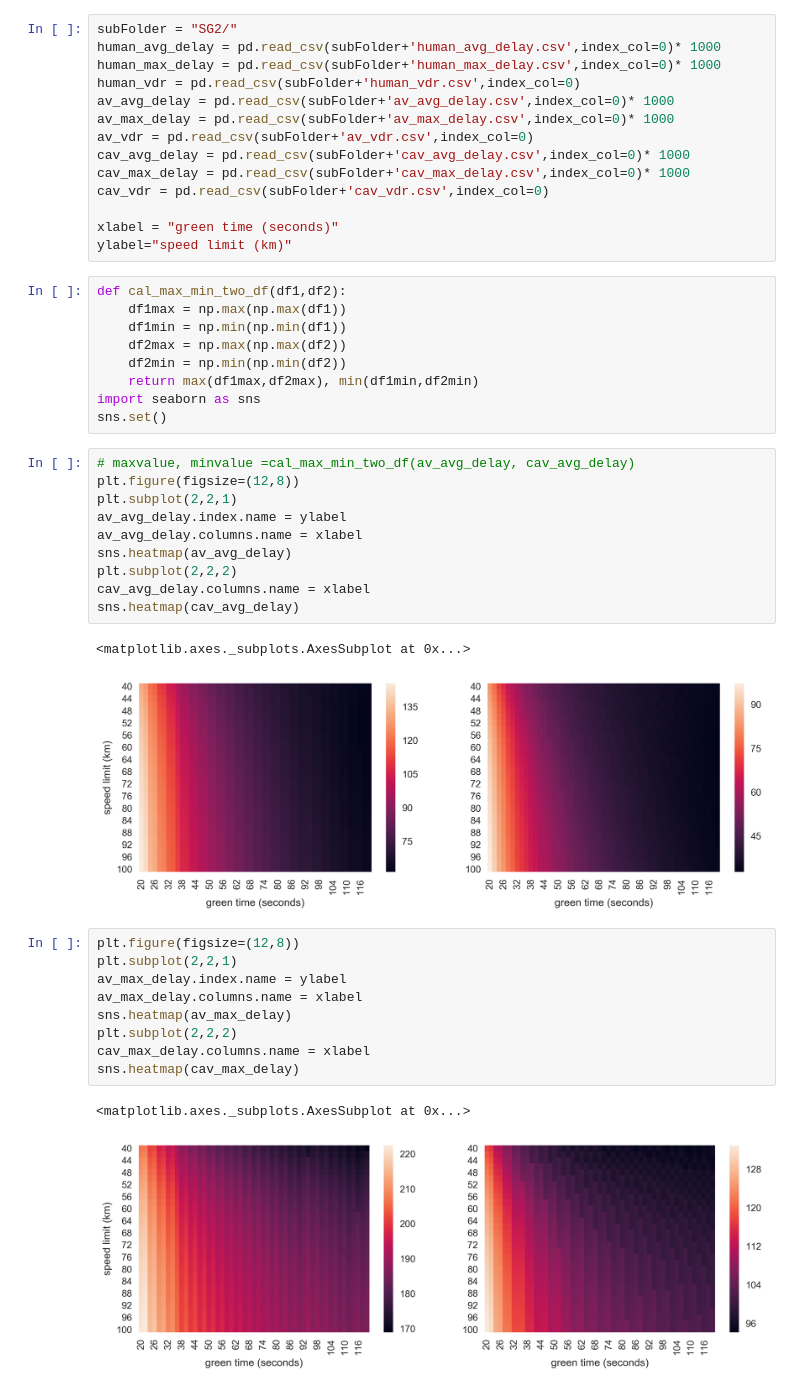
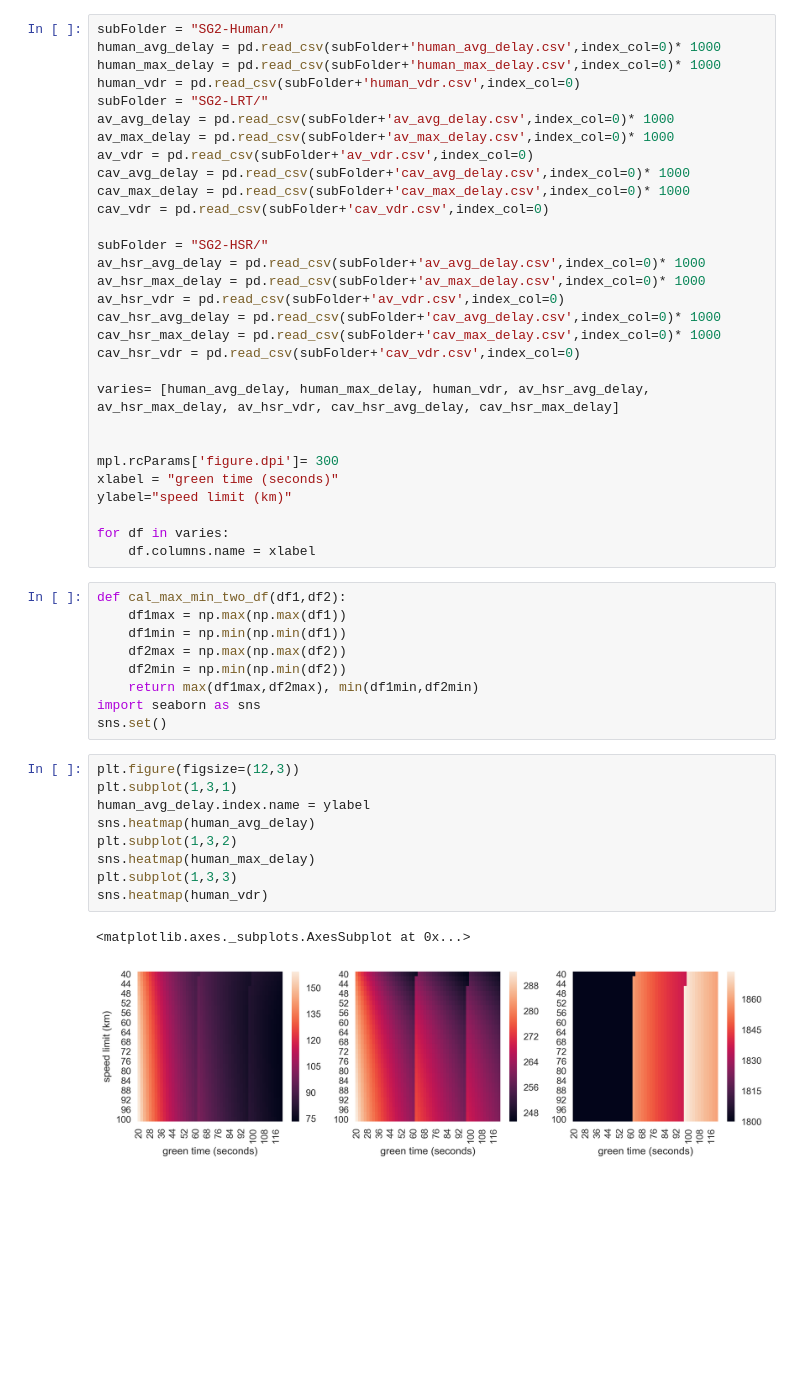
Before and after one commit to JiyanBlack/VDSF-Vehicle_Deque_Simulation_Framework, a Jupyter notebook: source/SG2-VIZ.ipynb, the cells around one changed output. Drawn from its saved outputs; the diff is of its cells as text; blank space fills up the shorter version.

```diff
--- a/source/SG2-VIZ.ipynb
+++ b/source/SG2-VIZ.ipynb
@@ -33,8 +31,9 @@ number of items in monochrome: 12
 # %%
-subFolder = "SG2/"
+subFolder = "SG2-Human/"
 human_avg_delay = pd.read_csv(subFolder+'human_avg_delay.csv',index_col=0)* 1000
 human_max_delay = pd.read_csv(subFolder+'human_max_delay.csv',index_col=0)* 1000
 human_vdr = pd.read_csv(subFolder+'human_vdr.csv',index_col=0)
+subFolder = "SG2-LRT/"
 av_avg_delay = pd.read_csv(subFolder+'av_avg_delay.csv',index_col=0)* 1000
 av_max_delay = pd.read_csv(subFolder+'av_max_delay.csv',index_col=0)* 1000
 av_vdr = pd.read_csv(subFolder+'av_vdr.csv',index_col=0)
@@ -42,8 +41,23 @@ cav_avg_delay = pd.read_csv(subFolder+'cav_avg_delay.csv',index_col=0)* 1000
 cav_max_delay = pd.read_csv(subFolder+'cav_max_delay.csv',index_col=0)* 1000
 cav_vdr = pd.read_csv(subFolder+'cav_vdr.csv',index_col=0)
 
+subFolder = "SG2-HSR/"
+av_hsr_avg_delay = pd.read_csv(subFolder+'av_avg_delay.csv',index_col=0)* 1000
+av_hsr_max_delay = pd.read_csv(subFolder+'av_max_delay.csv',index_col=0)* 1000
+av_hsr_vdr = pd.read_csv(subFolder+'av_vdr.csv',index_col=0)
+cav_hsr_avg_delay = pd.read_csv(subFolder+'cav_avg_delay.csv',index_col=0)* 1000
+cav_hsr_max_delay = pd.read_csv(subFolder+'cav_max_delay.csv',index_col=0)* 1000
+cav_hsr_vdr = pd.read_csv(subFolder+'cav_vdr.csv',index_col=0)
+
+varies= [human_avg_delay, human_max_delay, human_vdr, av_hsr_avg_delay, av_hsr_max_delay, av_hsr_vdr, cav_hsr_avg_delay, cav_hsr_max_delay]
+
+
+mpl.rcParams['figure.dpi']= 300
 xlabel = "green time (seconds)"
 ylabel="speed limit (km)"
+
+for df in varies:
+    df.columns.name = xlabel
 # %%
 def cal_max_min_two_df(df1,df2):
     df1max = np.max(np.max(df1))
@@ -53,28 +67,15 @@ def cal_max_min_two_df(df1,df2):
     return max(df1max,df2max), min(df1min,df2min)
 import seaborn as sns
 sns.set()
-# %%
-# maxvalue, minvalue =cal_max_min_two_df(av_avg_delay, cav_avg_delay)
-plt.figure(figsize=(12,8))
-plt.subplot(2,2,1)
-av_avg_delay.index.name = ylabel
-av_avg_delay.columns.name = xlabel
-sns.heatmap(av_avg_delay)
-plt.subplot(2,2,2)
-cav_avg_delay.columns.name = xlabel
-sns.heatmap(cav_avg_delay)
-# %% [output]
-<matplotlib.axes._subplots.AxesSubplot at 0x...>
-[figure, removed]
 # %%
-plt.figure(figsize=(12,8))
-plt.subplot(2,2,1)
-av_max_delay.index.name = ylabel
-av_max_delay.columns.name = xlabel
-sns.heatmap(av_max_delay)
-plt.subplot(2,2,2)
-cav_max_delay.columns.name = xlabel
-sns.heatmap(cav_max_delay)
+plt.figure(figsize=(12,3))
+plt.subplot(1,3,1)
+human_avg_delay.index.name = ylabel
+sns.heatmap(human_avg_delay)
+plt.subplot(1,3,2)
+sns.heatmap(human_max_delay)
+plt.subplot(1,3,3)
+sns.heatmap(human_vdr)
 # %% [output]
 <matplotlib.axes._subplots.AxesSubplot at 0x...>
-[figure, old version]
+[figure, new version]
```
Also changed, not shown: parts of 4 cells of this notebook, 29 other files.
